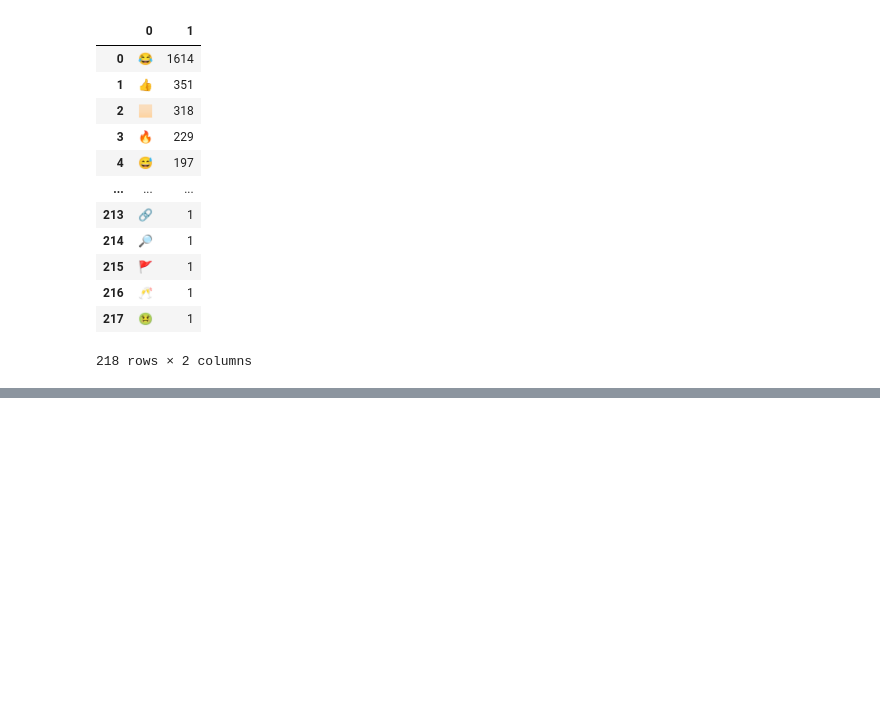
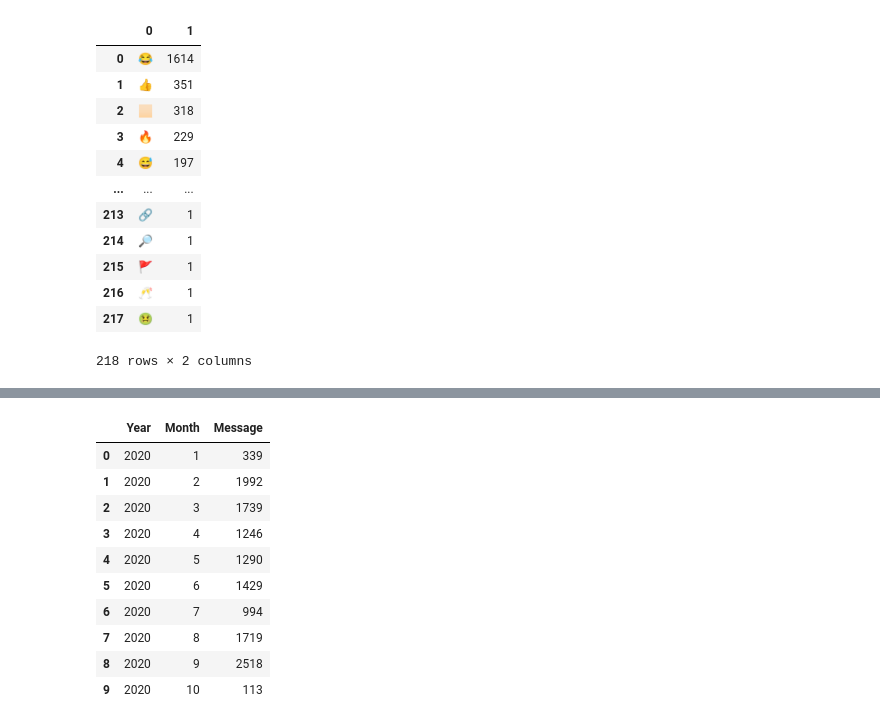
Before and after one commit to sumitkudale21/whatsapp-chat-analysis, a Jupyter notebook: wapp.ipynb, the cells around one changed output, grey strips where cells are left out. Cells and saved outputs as stored; diff of their text form; code cells hidden in the pictures; blank space fills up the shorter version.

```diff
--- a/wapp.ipynb
+++ b/wapp.ipynb
@@ -382,0 +397,16 @@ pd.DataFrame(Counter(emojis).most_common(len(Counter(emojis))))
+# %%
+timeline = df.groupby(['Year','Month']).count()['Message'].reset_index()
+# %%
+timeline
+# %% [output]
+|  | Year | Month | Message |
+| 0 | 2020 | 1 | 339 |
+| 1 | 2020 | 2 | 1992 |
+| 2 | 2020 | 3 | 1739 |
+| 3 | 2020 | 4 | 1246 |
+| 4 | 2020 | 5 | 1290 |
+| 5 | 2020 | 6 | 1429 |
+| 6 | 2020 | 7 | 994 |
+| 7 | 2020 | 8 | 1719 |
+| 8 | 2020 | 9 | 2518 |
+| 9 | 2020 | 10 | 113 |
```
Also changed, not shown: parts of 2 cells of this notebook, 2 other files.
